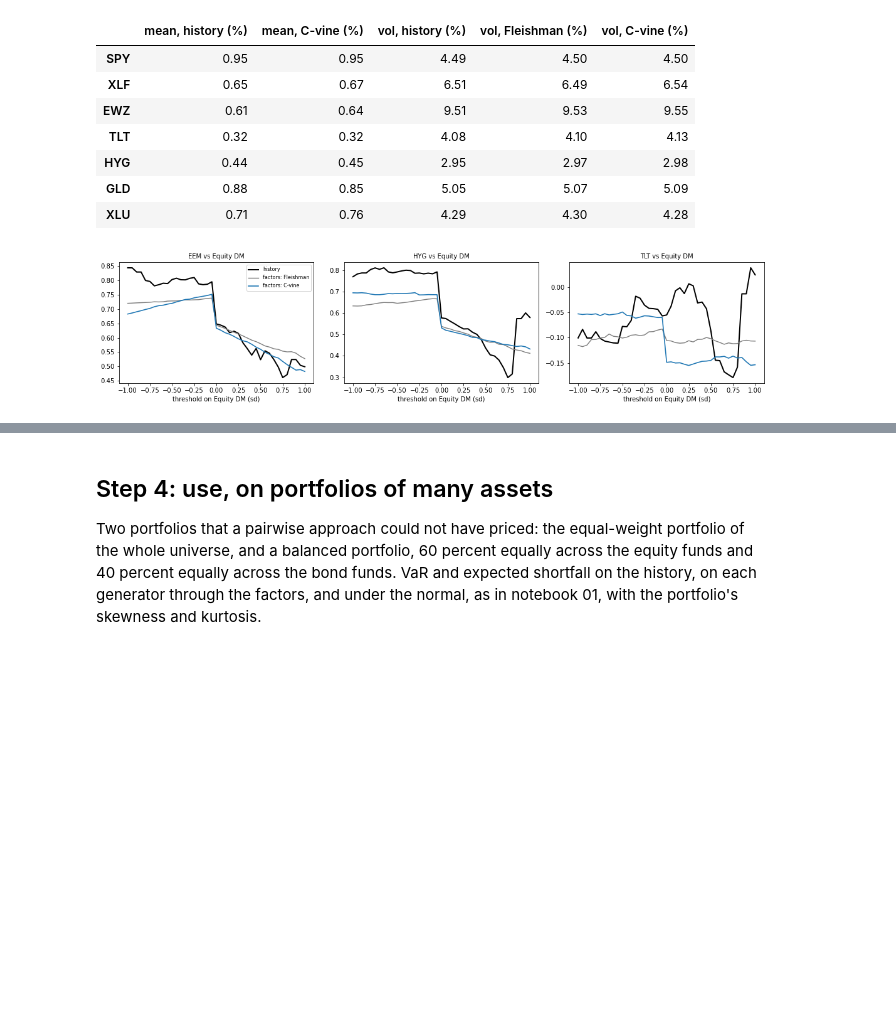
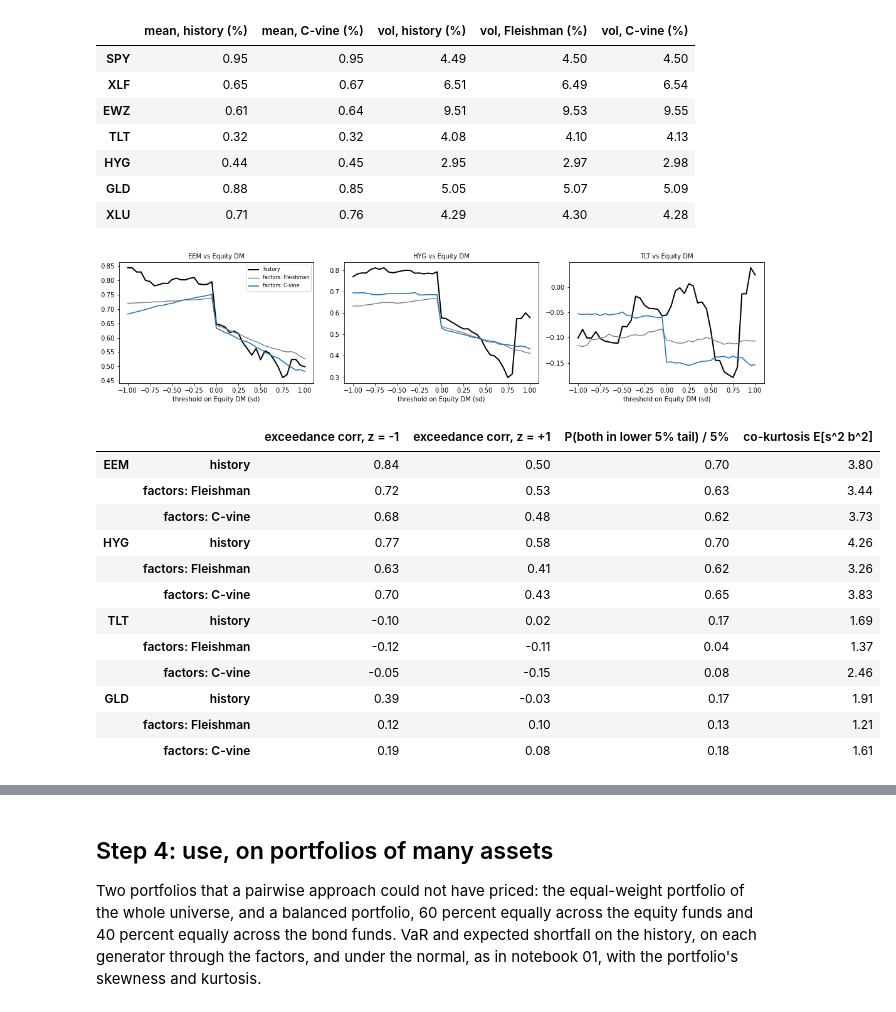
Before and after one commit to mamadouyamar/CVineMarketGen, a Jupyter notebook: examples/03_many_assets_factors.ipynb, the cells around one changed output, grey strips where cells are left out. Drawn from its saved outputs; the diff is of its cells as text; code cells hidden in the pictures; blank space fills up the shorter version.

```diff
--- a/examples/03_many_assets_factors.ipynb
+++ b/examples/03_many_assets_factors.ipynb
@@ -520,12 +521,34 @@ largest absolute differences of volatility, C-vine vs history: {'KRE': 0.11, 'FX
 # %%
 z = np.round(np.arange(-1, 1.0001, 0.05), 3); base = "Equity DM"
 fig, axes = plt.subplots(1, 3, figsize=(15, 3.6))
 for ax, a in zip(axes, ["EEM", "HYG", "TLT"]):
     hist = pd.concat([F[base], R[a]], axis=1)
     ax.plot(z, exceedance_curve(hist[base], hist[a], z).values, color="black", lw=2, label="history")
     ax.plot(z, exceedance_curve(Ffl[base], Xfl[a], z).values, color="tab:grey", lw=1.4, label="factors: Fleishman")
     ax.plot(z, exceedance_curve(Fcv[base], Xcv[a], z).values, color="tab:blue", lw=1.6, label="factors: C-vine")
     ax.set_title(f"{a} vs {base}", fontsize=10); ax.set_xlabel("threshold on Equity DM (sd)")
 axes[0].legend(fontsize=8); plt.tight_layout(); plt.show()
+def joint_tail(x, y, q=0.05): return float(np.mean((x <= x.quantile(q)) & (y <= y.quantile(q))) / q)
+def cokurt(x, y): x = (x - x.mean()) / x.std(); y = (y - y.mean()) / y.std(); return float(np.mean(x**2 * y**2))
+rows = {}
+for a in ["EEM", "HYG", "TLT", "GLD"]:
+    hist = pd.concat([F[base], R[a]], axis=1)
+    for name, xf, xa in [("history", hist[base], hist[a]), ("factors: Fleishman", Ffl[base], Xfl[a]), ("factors: C-vine", Fcv[base], Xcv[a])]:
+        e = exceedance_curve(xf, xa, [-1.0, 1.0])
+        rows[(a, name)] = {"exceedance corr, z = -1": e.iloc[0], "exceedance corr, z = +1": e.iloc[1], "P(both in lower 5% tail) / 5%": joint_tail(xf, xa), "co-kurtosis E[s^2 b^2]": cokurt(xf, xa)}
+pd.DataFrame(rows).T.round(2)
 # %% [output]
 [figure]
+|  |  | exceedance corr, z = -1 | exceedance corr, z = +1 | P(both in lower 5% tail) / 5% | co-kurtosis E[s^2 b^2] |
+| EEM | history | 0.84 | 0.50 | 0.70 | 3.80 |
+|  | factors: Fleishman | 0.72 | 0.53 | 0.63 | 3.44 |
+|  | factors: C-vine | 0.68 | 0.48 | 0.62 | 3.73 |
+| HYG | history | 0.77 | 0.58 | 0.70 | 4.26 |
+|  | factors: Fleishman | 0.63 | 0.41 | 0.62 | 3.26 |
+|  | factors: C-vine | 0.70 | 0.43 | 0.65 | 3.83 |
+| TLT | history | -0.10 | 0.02 | 0.17 | 1.69 |
+|  | factors: Fleishman | -0.12 | -0.11 | 0.04 | 1.37 |
+|  | factors: C-vine | -0.05 | -0.15 | 0.08 | 2.46 |
+| GLD | history | 0.39 | -0.03 | 0.17 | 1.91 |
+|  | factors: Fleishman | 0.12 | 0.10 | 0.13 | 1.21 |
+|  | factors: C-vine | 0.19 | 0.08 | 0.18 | 1.61 |
```
Also changed, not shown: parts of 9 cells of this notebook.
